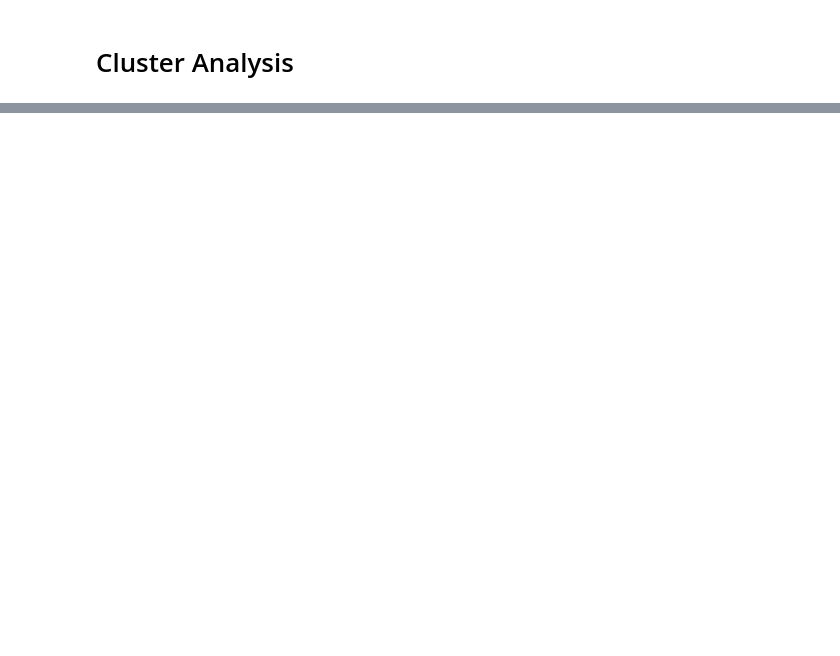
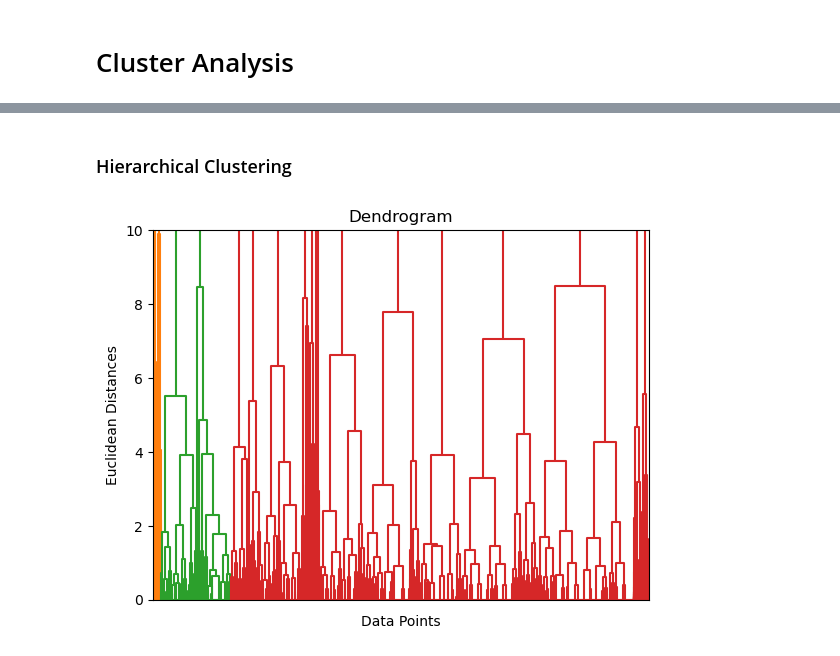
Before and after one commit to heitorgaf/Machine-Learning-for-Business, a Jupyter notebook: MLBus_HDipData_CA1.ipynb, the cells around one changed output, grey strips where cells are left out. Drawn from its saved outputs; the diff is of its cells as text; code cells hidden in the pictures; blank space fills up the shorter version.

```diff
--- a/MLBus_HDipData_CA1.ipynb
+++ b/MLBus_HDipData_CA1.ipynb
@@ -1117,0 +1176,13 @@ MAPE(y_true, predictions)
+# %% [markdown]
+### Hierarchical Clustering
+# %%
+# Create a dendrogram to help determine the optimal number of clusters
+dendrogram = dendrogram(linkage(scaled_features, method='ward'))
+plt.title('Dendrogram')
+plt.xlabel('Data Points')
+plt.ylabel('Euclidean Distances')
+plt.ylim(0, 10)
+plt.xticks([1])
+plt.show()
+# %% [output]
+[figure, added]
```
Also changed, not shown: parts of 71 cells of this notebook.
